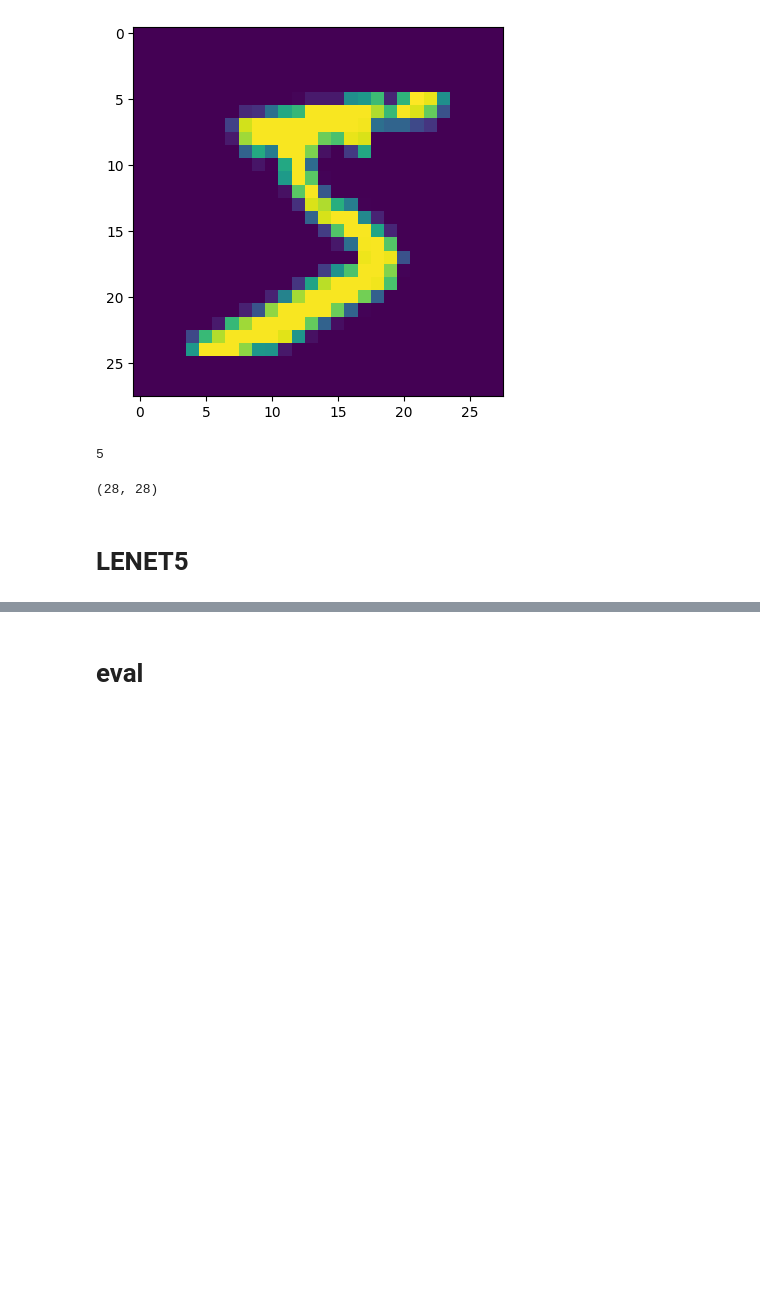
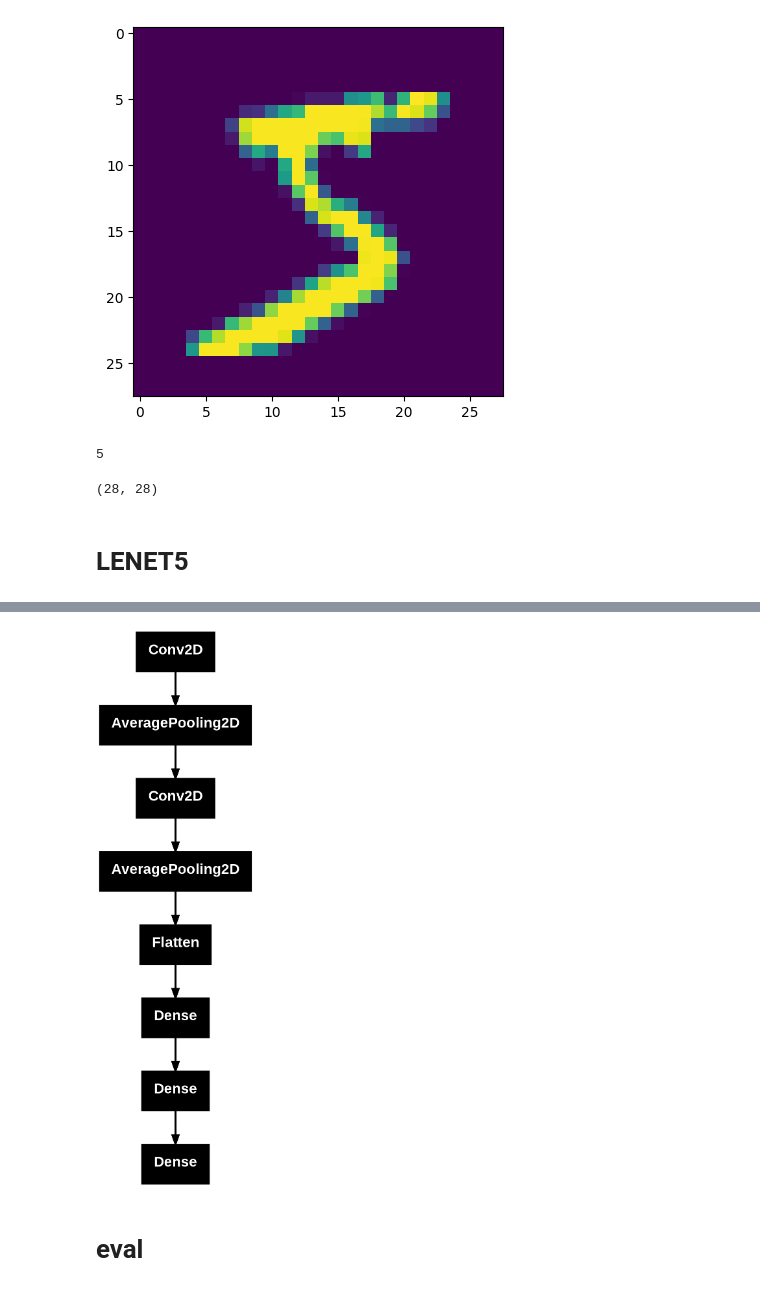
Before and after one commit to ParamAhuja/DL_Notebooks, a Jupyter notebook: LENET5_CNN.ipynb, the cells around one changed output, grey strips where cells are left out. Cells and saved outputs as stored; diff of their text form; code cells hidden in the pictures; blank space fills up the shorter version.

```diff
--- a/LENET5_CNN.ipynb
+++ b/LENET5_CNN.ipynb
@@ -92,3 +95,9 @@ Epoch 10/10
+# %%
+from keras.utils import plot_model
+
+plot_model(model, to_file='lenet.png')
+# %% [output]
+[figure, added]
 # %% [markdown]
 # eval
 # %%
```
Also changed, not shown: parts of 12 cells of this notebook.
